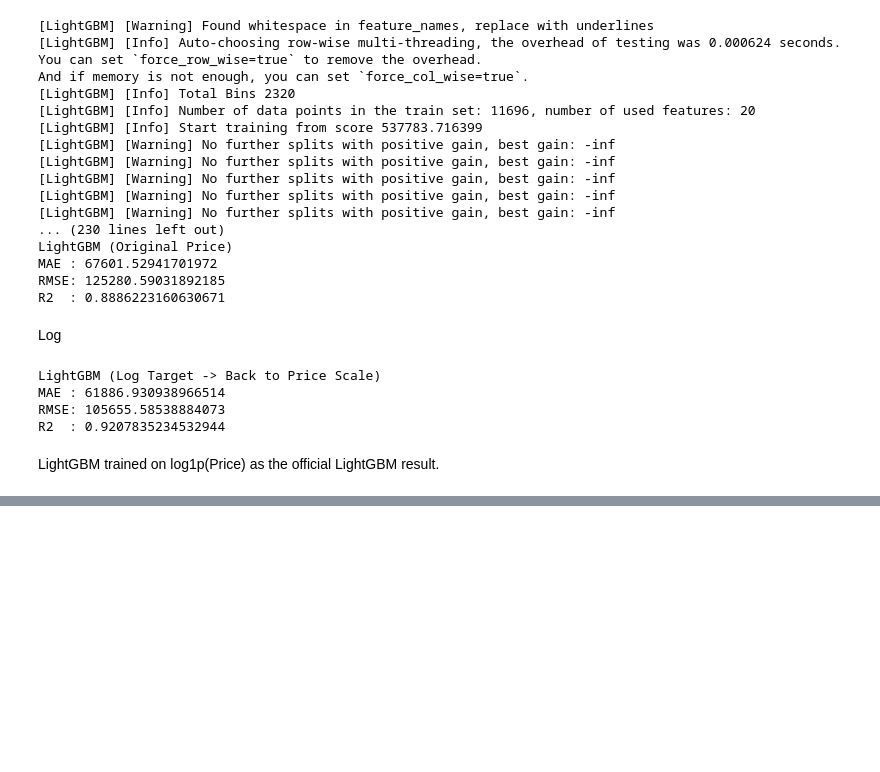
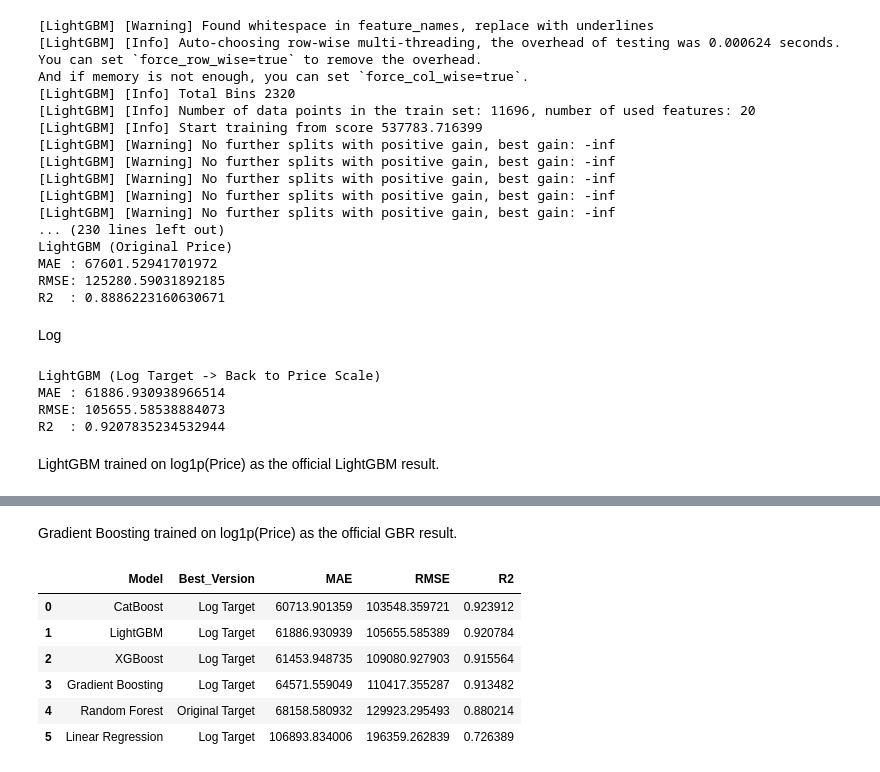
Before and after one commit to patelshivam109/AI-Powered-Real-Estate-Intelligence-Valuation-Investment-Recommendation-Platform, a Jupyter notebook: notebooks/02_eda.ipynb, the cells around one changed output, grey strips where cells are left out. Drawn from its saved outputs; the diff is of its cells as text; code cells hidden in the pictures; blank space fills up the shorter version.

Commit message:
Completed training and comparison of all six mandatory regression models

```diff
--- a/notebooks/02_eda.ipynb
+++ b/notebooks/02_eda.ipynb
@@ -660,0 +723,56 @@ LightGBM trained on log1p(Price) as the official LightGBM result.
+# %% [markdown]
+Gradient Boosting trained on log1p(Price) as the official GBR result.
+# %%
+results_df = pd.DataFrame({
+    "Model": [
+        "Linear Regression",
+        "Random Forest",
+        "XGBoost",
+        "CatBoost",
+        "LightGBM",
+        "Gradient Boosting"
+    ],
+    "Best_Version": [
+        "Log Target",
+        "Original Target",
+        "Log Target",
+        "Log Target",
+        "Log Target",
+        "Log Target"
+    ],
+    "MAE": [
+        106893.83400566809,
+        68158.58093194255,
+        61453.94873514449,
+        60713.901359031326,
+        61886.930938966514,
+        64571.559048577794
+    ],
+    "RMSE": [
+        196359.26283911552,
+        129923.2954928586,
+        109080.92790271236,
+        103548.35972129802,
+        105655.58538884073,
+        110417.35528658734
+    ],
+    "R2": [
+        0.7263891051399649,
+        0.880214387971873,
+        0.9155638840326774,
+        0.9239118459525234,
+        0.9207835234532944,
+        0.9134822369889029
+    ]
+})
+
+results_df = results_df.sort_values(by="RMSE", ascending=True).reset_index(drop=True)
+results_df
+# %% [output]
+|  | Model | Best_Version | MAE | RMSE | R2 |
+| 0 | CatBoost | Log Target | 60713.901359 | 103548.359721 | 0.923912 |
+| 1 | LightGBM | Log Target | 61886.930939 | 105655.585389 | 0.920784 |
+| 2 | XGBoost | Log Target | 61453.948735 | 109080.927903 | 0.915564 |
+| 3 | Gradient Boosting | Log Target | 64571.559049 | 110417.355287 | 0.913482 |
+| 4 | Random Forest | Original Target | 68158.580932 | 129923.295493 | 0.880214 |
+| 5 | Linear Regression | Log Target | 106893.834006 | 196359.262839 | 0.726389 |
```
Also changed, not shown: parts of 7 cells of this notebook.
